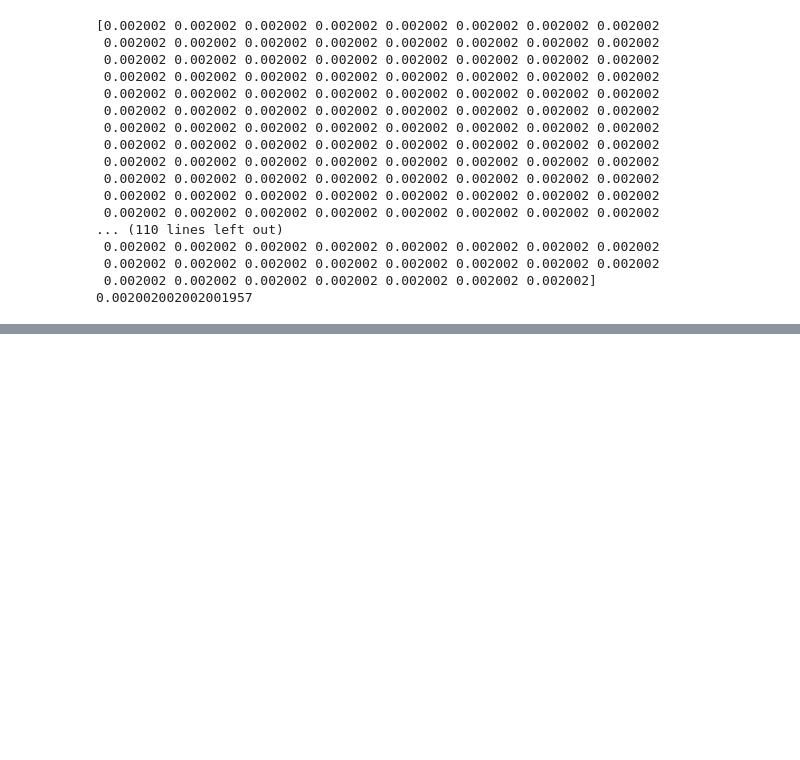
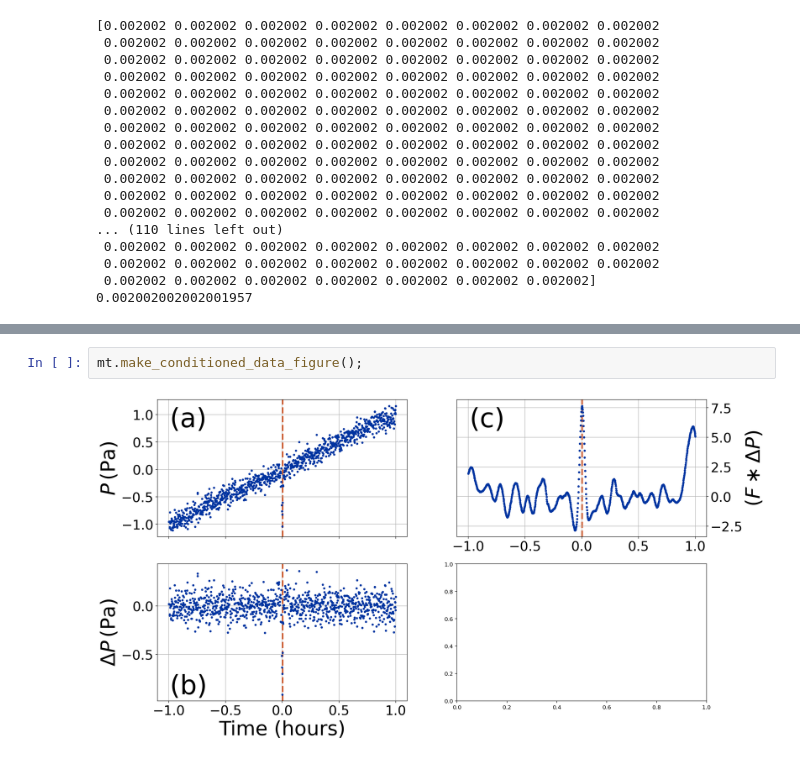
Before and after one commit to BoiseStatePlanetary/muldoon, a Jupyter notebook: examples/Making Muldoon.ipynb, the cells around one changed output, grey strips where cells are left out. Drawn from its saved outputs; the diff is of its cells as text; blank space fills up the shorter version.

```diff
--- a/examples/Making Muldoon.ipynb
+++ b/examples/Making Muldoon.ipynb
@@ -103,0 +111,4 @@ AttributeError: 'met_timeseries' object has no attribute 'find_vortices'
+# %%
+mt.make_conditioned_data_figure();
+# %% [output]
+[figure, added]
```
Also changed, not shown: parts of 5 cells of this notebook, 4 other files.
